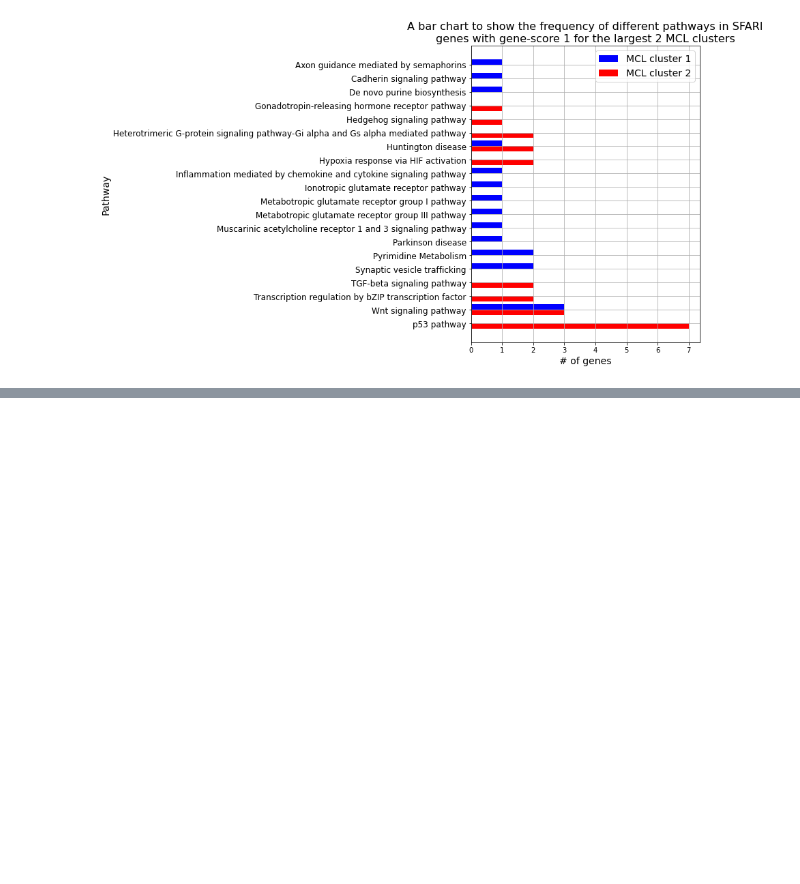
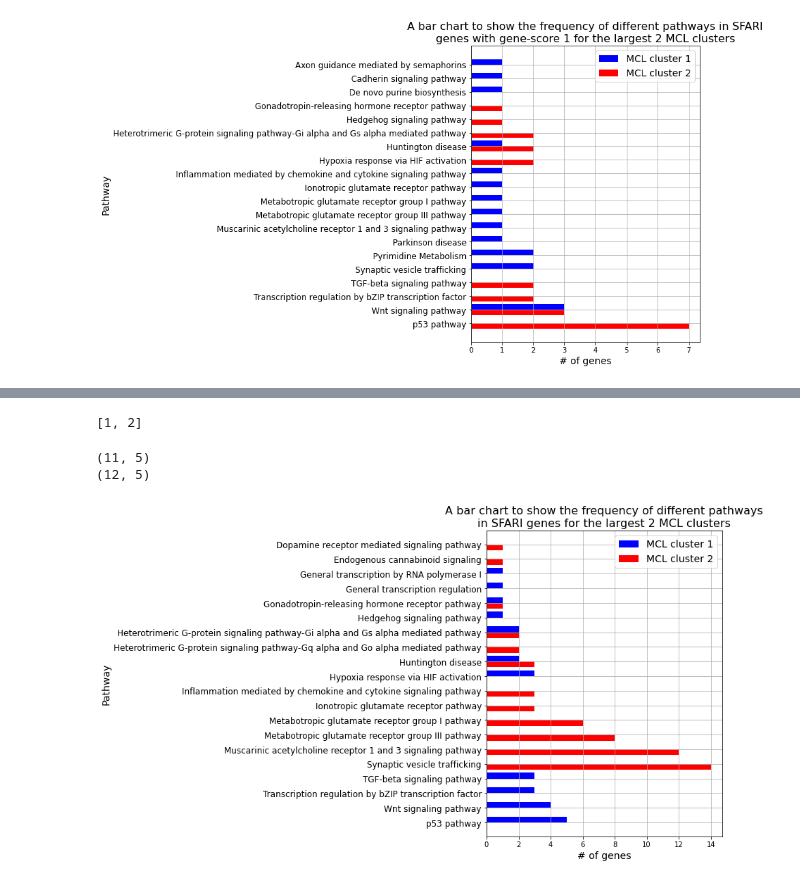
Before and after one commit to hwixley/BI-Coursework2, a Jupyter notebook: code/part3.ipynb, the cells around one changed output, grey strips where cells are left out. Cells and saved outputs as stored; diff of their text form; code cells hidden in the pictures; blank space fills up the shorter version.

```diff
--- a/code/part3.ipynb
+++ b/code/part3.ipynb
@@ -265,0 +291,4 @@ plt.grid(True)
+# %%
+top2_cluster_ids
+# %% [output]
+[1, 2]
@@ -265,0 +304,48 @@ plt.grid(True)
+# %%
+c1 = load_pdb_txt_file("task3-ext-pdb-c1-pathway")
+c2 = load_pdb_txt_file("task3-ext-pdb-c2-pathway")
+# %% [output]
+(11, 5)
+(12, 5)
+# %%
+c1, c2 = c1.sort_values("3"), c2.sort_values("3")
+num_rows = [c1.shape[0], c2.shape[0]]
+num_genes = [c1["3"].values, c2["3"].values]
+names = [c1["2"].values, c2["2"].values]
+# %%
+ax = plt.subplot()
+
+c1, c2 = c1.sort_values("3"), c2.sort_values("3")
+num_rows = [c1.shape[0], c2.shape[0]]
+num_genes = [c1["3"].values, c2["3"].values]
+#num_genes = [100*n/np.sum(n) for n in num_genes]
+names = [c1["2"].values, c2["2"].values]
+
+og_process_labels = get_all_unique_cats(names)
+all_process_labels = np.array([s[:-9] for s in og_process_labels])
+
+num_ticks = all_process_labels.size
+
+width = 0.4
+loc = 0.2
+scale = 1000
+offsets = [loc, -loc]
+colours = ["b", "r"]
+ticks = np.arange(num_ticks)*-1
+plt_labels = ["MCL cluster 1", "MCL cluster 2"]
+
+
+for f in range(2):
+    f_ticks = get_ticks(names[f], og_process_labels, ticks)
+    ax.barh(f_ticks + offsets[f], width=num_genes[f], height=width, color=colours[f], align="center", label=plt_labels[f])
+
+ax.set_yticks(ticks)
+ax.set_yticklabels(all_process_labels, fontsize=12)
+ax.set_ylabel("Pathway", fontsize=14)
+ax.set_xlabel("# of genes", fontsize=14)
+ax.set_title("A bar chart to show the frequency of different pathways\nin SFARI genes for the largest 2 MCL clusters", fontsize=16)
+ax.legend(fontsize=14)
+ax.figure.set_figheight(8)
+plt.grid(True)
+# %% [output]
+[figure, added]
```
Also changed, not shown: parts of 5 cells of this notebook, 6 other files.
